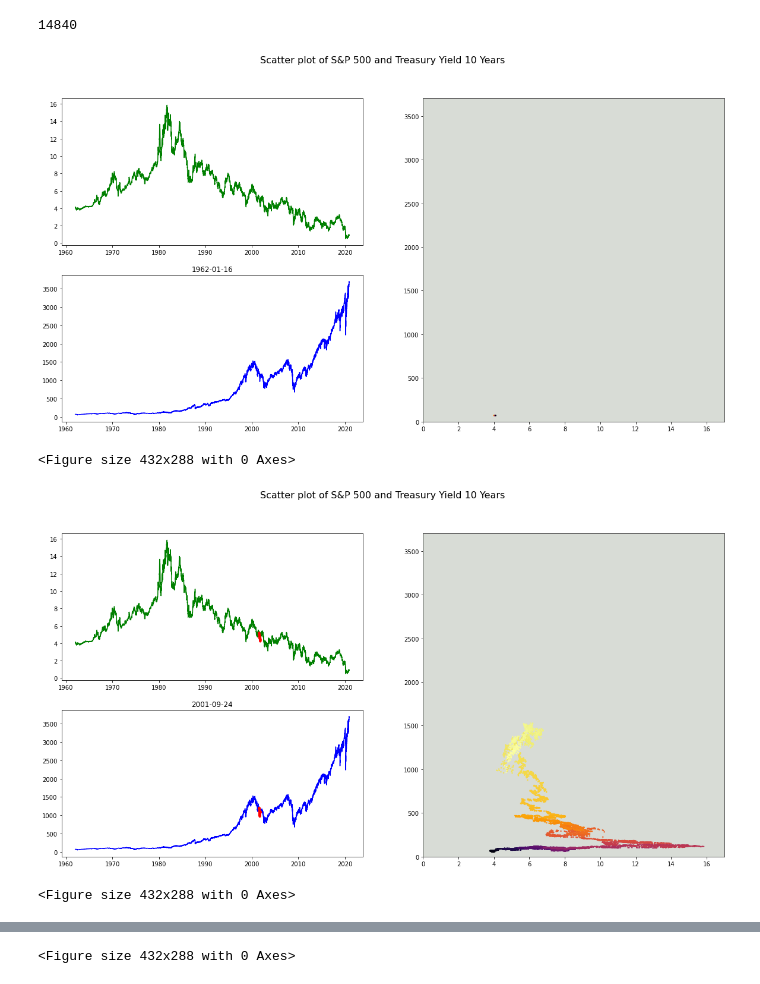
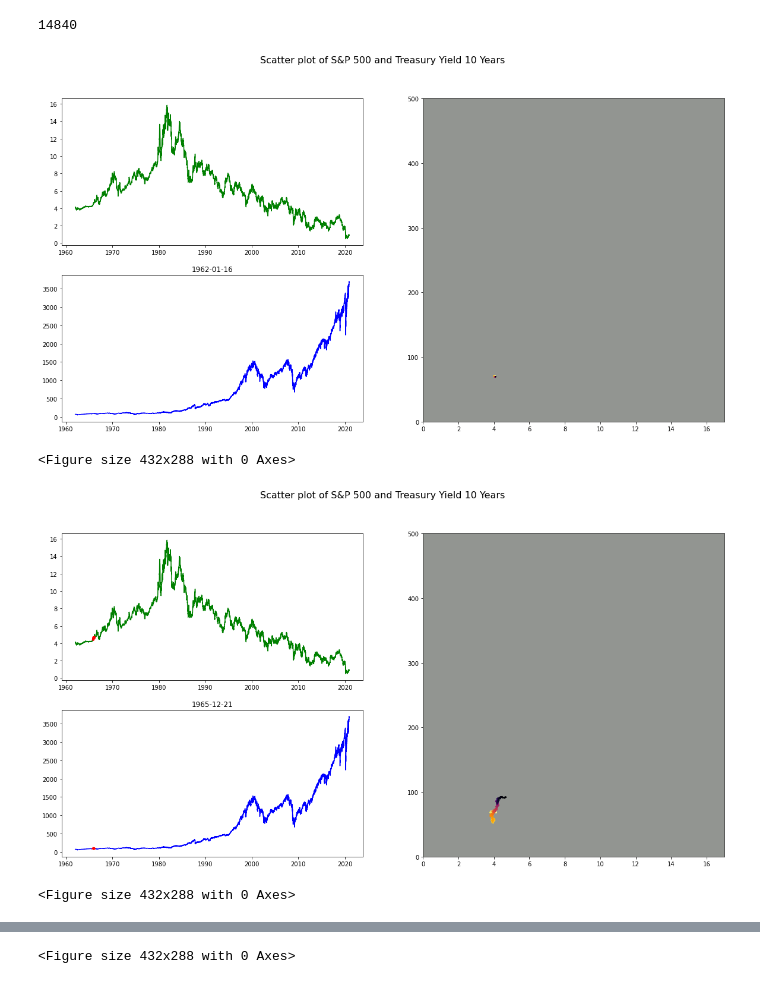
Before and after one commit to ksn38/fin, a Jupyter notebook: sptr.ipynb, the cells around one changed output, grey strips where cells are left out. Cells and saved outputs as stored; diff of their text form; code cells hidden in the pictures.

```diff
--- a/sptr.ipynb
+++ b/sptr.ipynb
@@ -30,7 +30,7 @@ len(df)
 # %%
 win = 30
 
-for i in (10, 10000, 14800):
+for i in (10, 1000, 1480):
     fig, ax = plt.subplots(nrows=2, ncols=2)
     fig.set_size_inches(20, 10)
     ax0 = plt.subplot2grid((2, 2), (0, 0))
@@ -41,36 +41,36 @@ for i in (10, 10000, 14800):
 
     ax0.plot(df.tr, color='g')
     ax0.plot(df.tr[i-win:i+win], color='r', linewidth=4.0)
 #     ax0.set_xlim([-0.1, 0.1])
 #     ax0.set_ylim([0, 125])
     fig.suptitle('Scatter plot of S&P 500 and Treasury Yield 10 Years', fontsize=16)
 
     ax2.plot(df.sp, color='b')
     ax2.plot(df.sp[i-win:i+win], color='r', linewidth=4.0)
 #     ax2.set_ylim([600, 3500])
 #     ax2.set_xlim([0, 5000])
     ax2.set_title(f'{df.Date[i]}')
 
     x = df.tr[:i]
     y = df.sp[:i]
     z = df.index[:i].astype('int')/df.index[:i].astype('int').max()
 
 #     xm = np.mean(x)
 #     ym = np.mean(y)
 #     R = (np.sum((x - xm)*(y - ym)))/((np.sum((x - xm)**2)*np.sum((y - ym)**2))**(1/2))
 #     a = (np.sum(x)*np.sum(y) - len(x)*np.sum(x*y))/(np.sum(x)*np.sum(x) - len(x)*np.sum(x*x))
 #     b = (np.sum(y) - a*np.sum(x))/len(x)
-    ax1.set_facecolor('xkcd:light grey')
+    ax1.set_facecolor('xkcd:grey')
     color = [float(item) for item in z]
     ax1.scatter(x, y, s=2, c=color, cmap='inferno')
     ax1.set_xlim([0, 17])
-    ax1.set_ylim([0, 3700])
+    ax1.set_ylim([0, 500])
 #     ax1.plot([0, 1], [b, a + b], c='r')
 
     plt.show()
     plt.clf()
 # %% [output]
-[figure, old version]
+[figure, new version]
 <Figure size 432x288 with 0 Axes>
-[figure, old version]
+[figure, new version]
 <Figure size 432x288 with 0 Axes>
```
Also changed, not shown: parts of 2 cells of this notebook.
